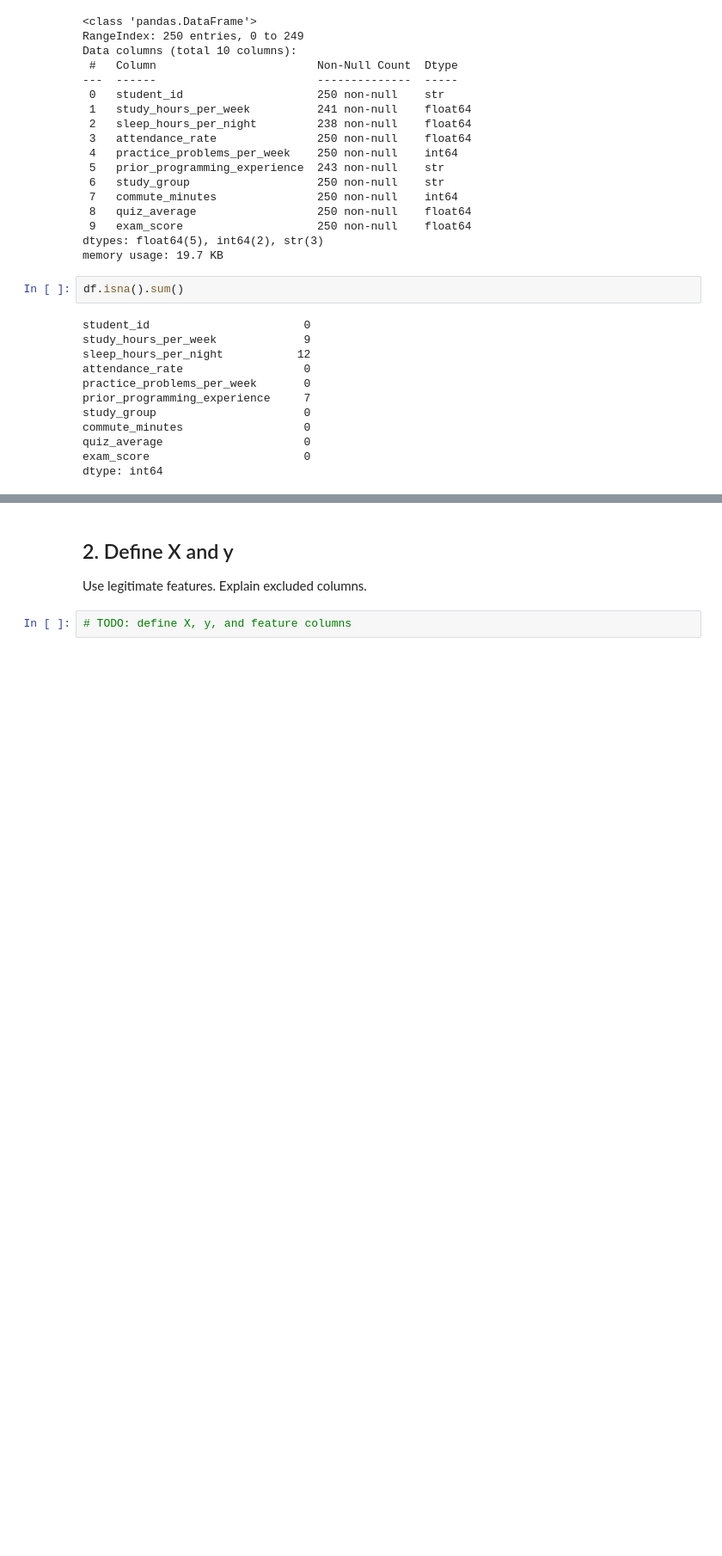
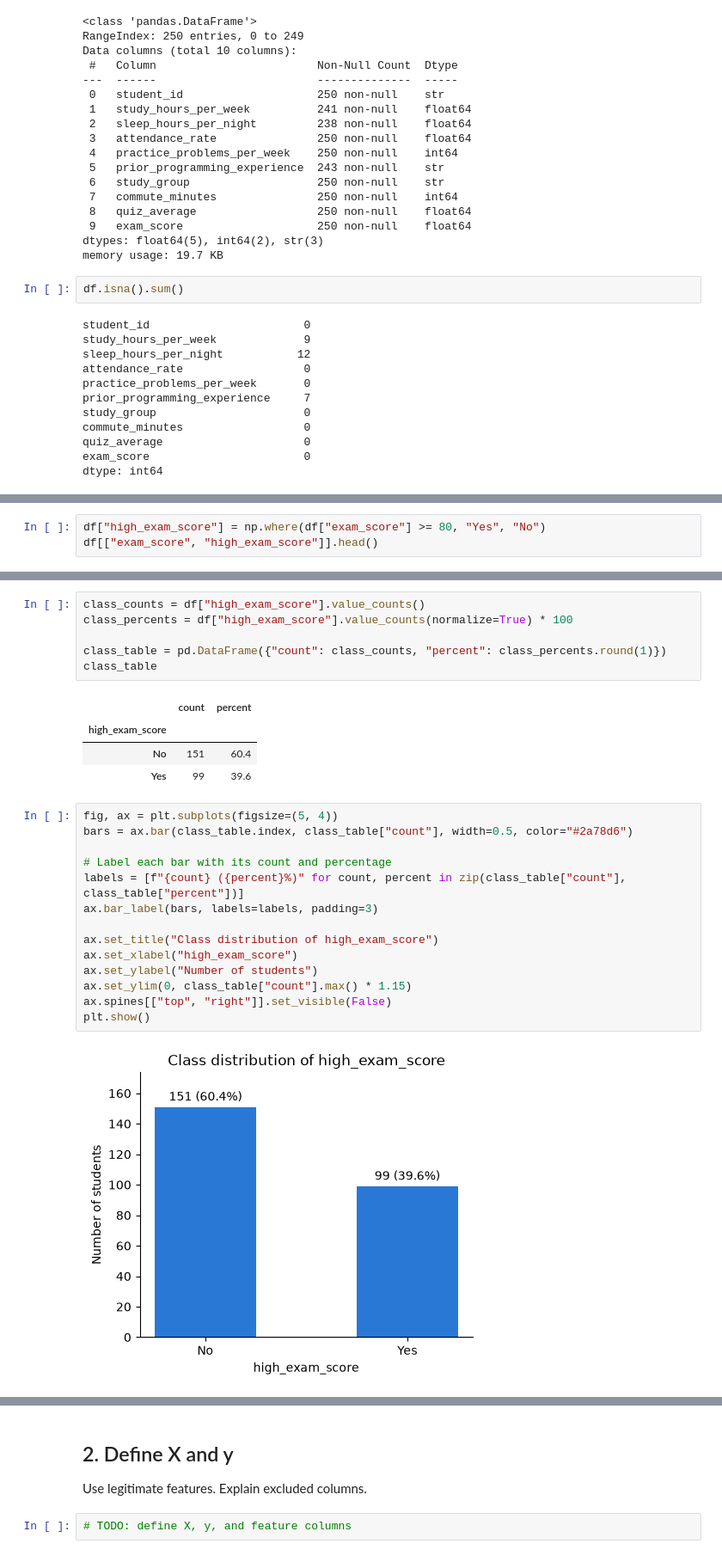
Before and after one commit to JGrade2005/CSE4095_2026, a Jupyter notebook: in_class_assignments/class10/CSE4095_Class10_Starter.ipynb, the cells around one changed output, grey strips where cells are left out. Shown at 86% size. Drawn from its saved outputs; the diff is of its cells as text; blank space fills up the shorter version.

```diff
--- a/in_class_assignments/class10/CSE4095_Class10_Starter.ipynb
+++ b/in_class_assignments/class10/CSE4095_Class10_Starter.ipynb
@@ -71,0 +70,3 @@ Choose classification (`high_exam_score`) or regression (`exam_score`). Write yo
+# %%
+df["high_exam_score"] = np.where(df["exam_score"] >= 80, "Yes", "No")
+df[["exam_score", "high_exam_score"]].head()
@@ -71,0 +80,27 @@ Choose classification (`high_exam_score`) or regression (`exam_score`). Write yo
+# %%
+class_counts = df["high_exam_score"].value_counts()
+class_percents = df["high_exam_score"].value_counts(normalize=True) * 100
+
+class_table = pd.DataFrame({"count": class_counts, "percent": class_percents.round(1)})
+class_table
+# %% [output]
+|  | count | percent |
+| high_exam_score |  |  |
+| No | 151 | 60.4 |
+| Yes | 99 | 39.6 |
+# %%
+fig, ax = plt.subplots(figsize=(5, 4))
+bars = ax.bar(class_table.index, class_table["count"], width=0.5, color="#2a78d6")
+
+# Label each bar with its count and percentage
+labels = [f"{count} ({percent}%)" for count, percent in zip(class_table["count"], class_table["percent"])]
+ax.bar_label(bars, labels=labels, padding=3)
+
+ax.set_title("Class distribution of high_exam_score")
+ax.set_xlabel("high_exam_score")
+ax.set_ylabel("Number of students")
+ax.set_ylim(0, class_table["count"].max() * 1.15)
+ax.spines[["top", "right"]].set_visible(False)
+plt.show()
+# %% [output]
+[figure, added]
```
Also changed, not shown: parts of 5 cells of this notebook, 4 other files.
